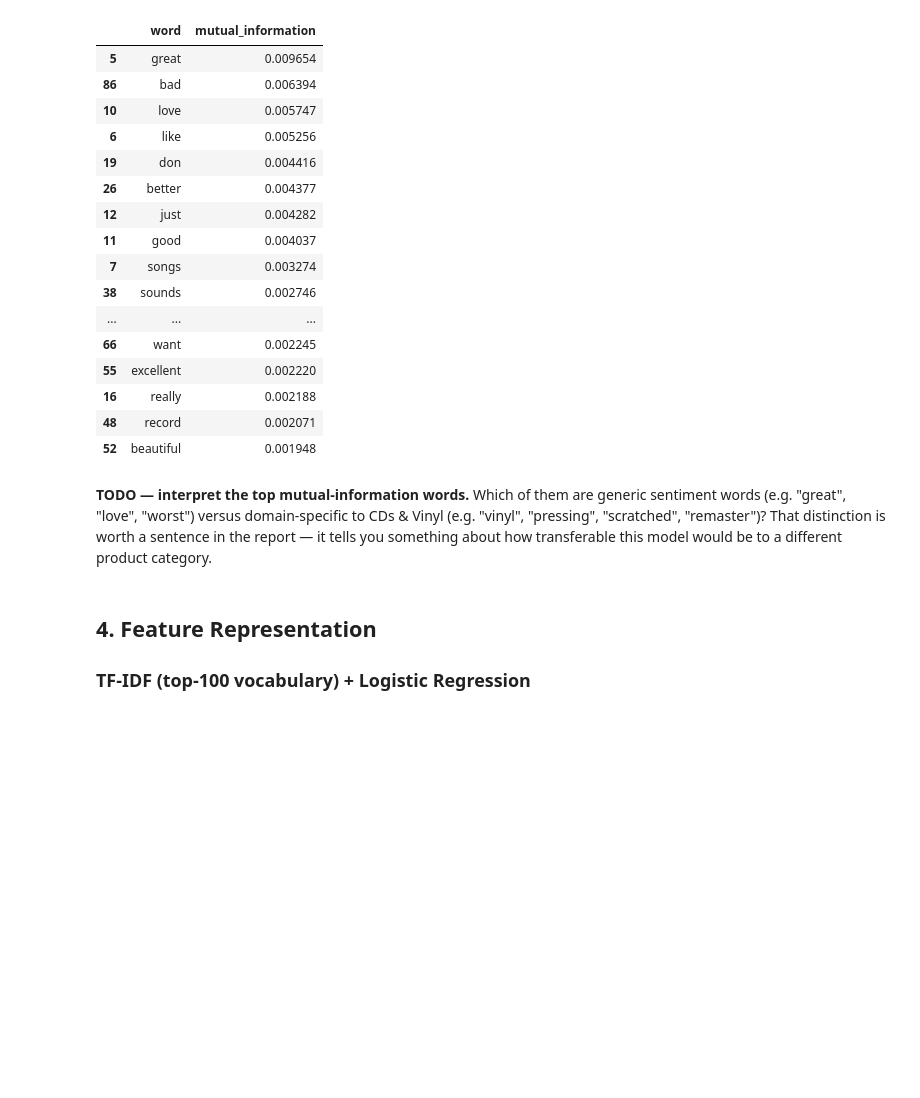
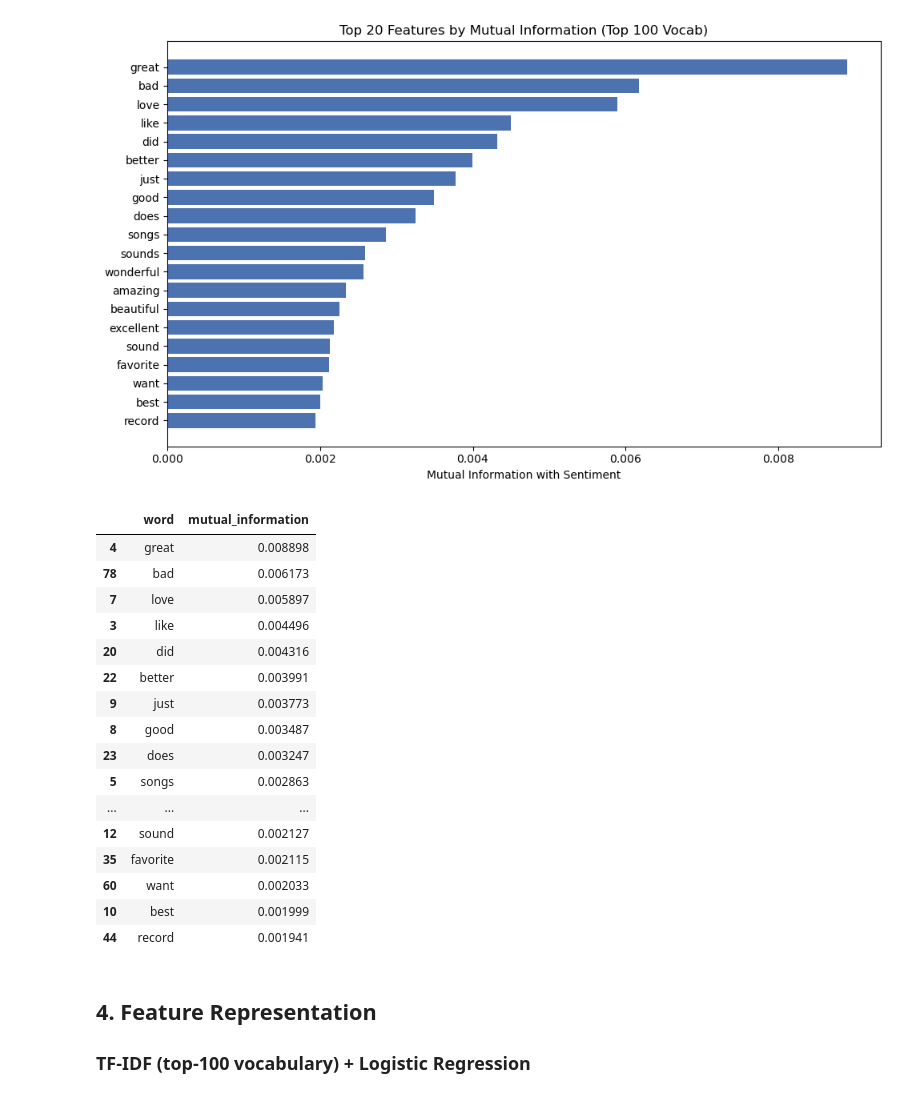
Before and after one commit to GLJADS/AML_v2.0, a Jupyter notebook: Assignment1_CDs_Vinyl.ipynb, the cells around one changed output. Drawn from its saved outputs; the diff is of its cells as text; code cells hidden in the pictures; blank space fills up the shorter version.

```diff
--- a/Assignment1_CDs_Vinyl.ipynb
+++ b/Assignment1_CDs_Vinyl.ipynb
@@ -106,6 +136,8 @@ print("Empty reviews:", empty_mask.sum())
 print("Punctuation/emoji-only reviews:", punct_only_mask.sum())
 print("Reviews with <=2 words:", short_mask.sum())
 
-# TODO: decide and justify your inclusion rule, e.g.:
-# df_clean = df.loc[~empty_mask & ~punct_only_mask].copy()
+# Remove empty and punctuation-only reviews as they carry no textual semantic value.
+# Keep reviews with <= 2 words (e.g., "Great album", "Waste money") if they carry clear sentiment polarity.
+df_clean = df.loc[~empty_mask & ~punct_only_mask].copy()
+print(f"Total reviews retained: {len(df_clean)} out of {len(df)}")
 # %% [output]
@@ -189,7 +218,11 @@ their mutual information with the sentiment label.
 # %%
-df["tokens_nostop"] = df["tokens"].apply(lambda toks: [w for w in toks if w not in ENGLISH_STOP_WORDS])
+#Filter stopwords
+df_clean["tokens_nostop"] = df_clean["tokens"].apply(
+    lambda toks: [w for w in toks if w not in ENGLISH_STOP_WORDS and len(w) > 1]
+)
 
-all_words_nostop = [w for toks in df["tokens_nostop"] for w in toks]
+#Extract Top 100 most frequent terms
+all_words_nostop = [w for toks in df_clean["tokens_nostop"] for w in toks]
 top100 = Counter(all_words_nostop).most_common(100)
 top100_words = [w for w, _ in top100]
 top100_df = pd.DataFrame(top100, columns=["word", "count"])
@@ -216,38 +249,44 @@ top100_df.head(20)
 # %%
-# Build a binary/count feature matrix restricted to the top-100 vocabulary,
-# so mutual information can be computed against the sentiment label.
+#Binary feature matrix for Top 100 vocabulary
 top100_vectorizer = TfidfVectorizer(vocabulary=top100_words, use_idf=False, binary=True)
-X_top100 = top100_vectorizer.fit_transform(df["clean_text"])
+X_top100 = top100_vectorizer.fit_transform(df_clean["clean_text"])
 
-mi = mutual_info_classif(X_top100, df["sentiment"], discrete_features=True, random_state=RANDOM_STATE)
+#Compute Mutual Information with sentiment
+mi = mutual_info_classif(X_top100, df_clean["sentiment"], discrete_features=True, random_state=RANDOM_STATE)
 mi_df = pd.DataFrame({"word": top100_words, "mutual_information": mi}).sort_values(
-    "mutual_information", ascending=False)
+    "mutual_information", ascending=False
+)
 mi_df.to_csv("Report/tables/top100_mutual_information.csv", index=False)
+
+#Plot Top 20 Mutual Information words for the report
+plt.figure(figsize=(10, 6))
+plt.barh(mi_df["word"].head(20)[::-1], mi_df["mutual_information"].head(20)[::-1], color="#4C72B0")
+plt.xlabel("Mutual Information with Sentiment")
+plt.title("Top 20 Features by Mutual Information (Top 100 Vocab)")
+plt.tight_layout()
+plt.savefig("Report/images/top20_mutual_information.png", dpi=150)
+plt.show()
+
 mi_df.head(20)
 # %% [output]
+[figure, added]
 |  | word | mutual_information |
-| 5 | great | 0.009654 |
-| 86 | bad | 0.006394 |
-| 10 | love | 0.005747 |
-| 6 | like | 0.005256 |
-| 19 | don | 0.004416 |
-| 26 | better | 0.004377 |
-| 12 | just | 0.004282 |
-| 11 | good | 0.004037 |
-| 7 | songs | 0.003274 |
-| 38 | sounds | 0.002746 |
+| 4 | great | 0.008898 |
+| 78 | bad | 0.006173 |
+| 7 | love | 0.005897 |
+| 3 | like | 0.004496 |
+| 20 | did | 0.004316 |
+| 22 | better | 0.003991 |
+| 9 | just | 0.003773 |
+| 8 | good | 0.003487 |
+| 23 | does | 0.003247 |
+| 5 | songs | 0.002863 |
 | ... | ... | ... |
-| 66 | want | 0.002245 |
-| 55 | excellent | 0.002220 |
-| 16 | really | 0.002188 |
-| 48 | record | 0.002071 |
-| 52 | beautiful | 0.001948 |
+| 12 | sound | 0.002127 |
+| 35 | favorite | 0.002115 |
+| 60 | want | 0.002033 |
+| 10 | best | 0.001999 |
+| 44 | record | 0.001941 |
-# %% [markdown]
-**TODO — interpret the top mutual-information words.** Which of them are
-generic sentiment words (e.g. "great", "love", "worst") versus domain-specific to CDs &
-Vinyl (e.g. "vinyl", "pressing", "scratched", "remaster")? That distinction is worth a
-sentence in the report — it tells you something about how transferable this model would be
-to a different product category.
 # %% [markdown]
 ## 4. Feature Representation
 
```
Also changed, not shown: parts of 22 cells of this notebook, 5 other files.
